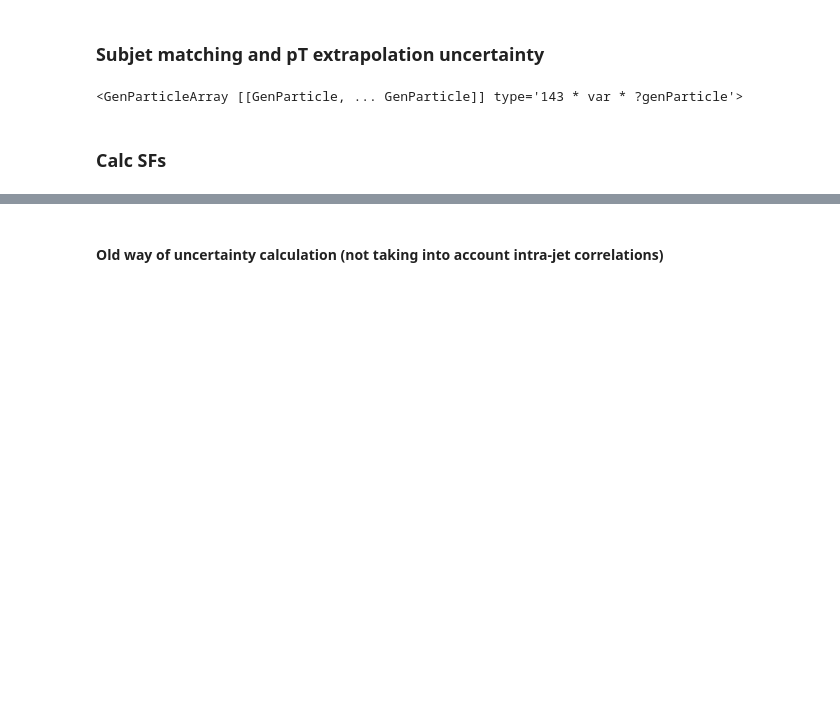
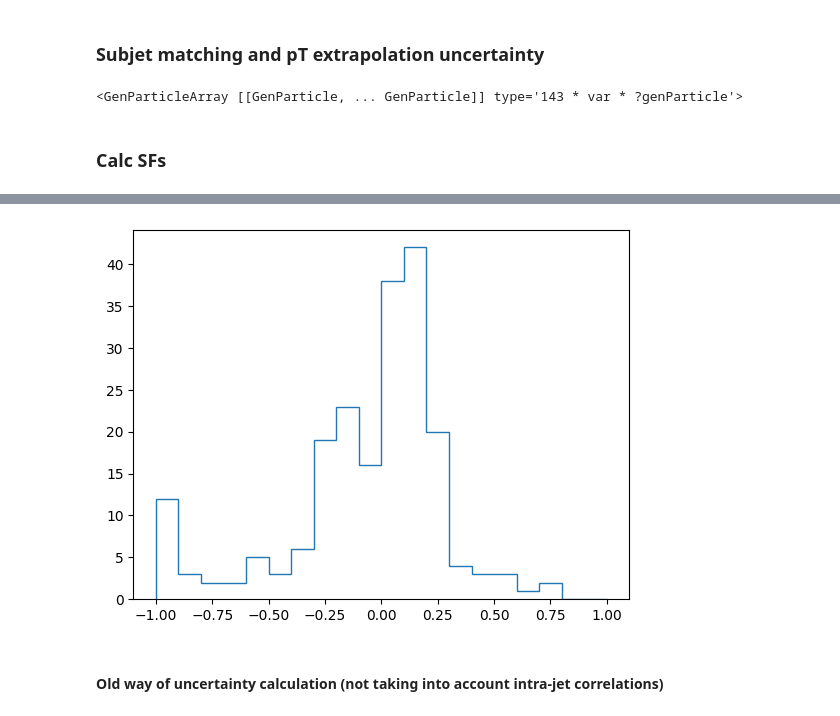
Before and after one commit to rkansal47/HHbbVV, a Jupyter notebook: src/HHbbVV/scale_factors/top_reweighting.ipynb, the cells around one changed output, grey strips where cells are left out. Saved outputs shown, nothing was run; the diff lists cells and outputs as text; code cells hidden in the pictures; blank space fills up the shorter version.

Commit message:
working out pt extrapolation

```diff
--- a/src/HHbbVV/scale_factors/top_reweighting.ipynb
+++ b/src/HHbbVV/scale_factors/top_reweighting.ipynb
@@ -608,0 +606,16 @@ array([ 78.93258875,  78.93258875,  78.93258875, ..., 151.11306395,
+# %%
+# store polynomial orders for pT extrapolation
+sj_pt_orders = np.array([np.power(hpt_sjpt, i) for i in range(max_fparams)]).T
+# %%
+clip_max, clip_min = 10, 0.1
+pt_lookup = pt_extrap_lookups["params"]
+params = pt_lookup(hpt_logD, hpt_logkt)
+pt_extrap_vals = np.maximum(np.minimum(np.sum(params * sj_pt_orders, axis=1), clip_max), clip_min)
+# %%
+_ = plt.hist(
+    np.log10(np.maximum(np.sum(params * sj_pt_orders, axis=1), 0.1)),
+    np.linspace(-1, 1, 21),
+    histtype="step",
+)
+# %% [output]
+[figure, added]
```
Also changed, not shown: parts of 4 cells of this notebook.
